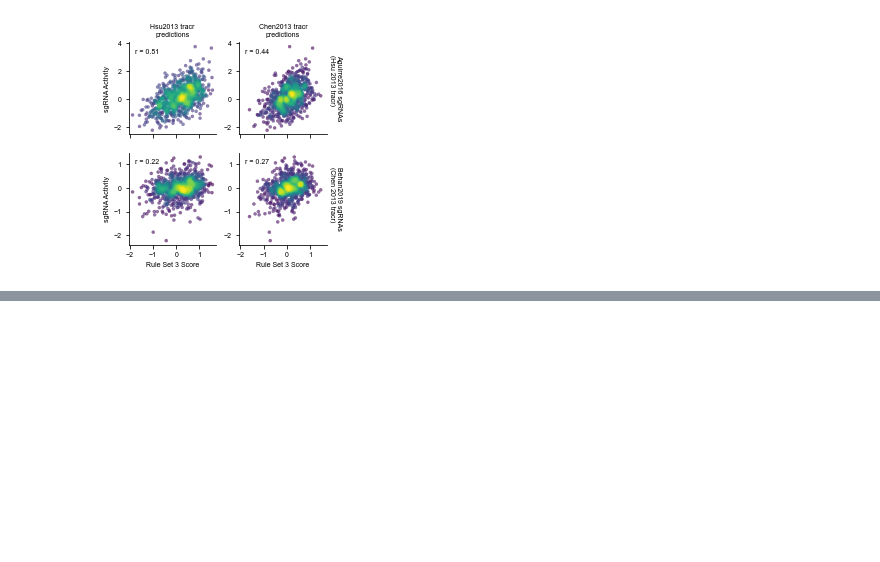
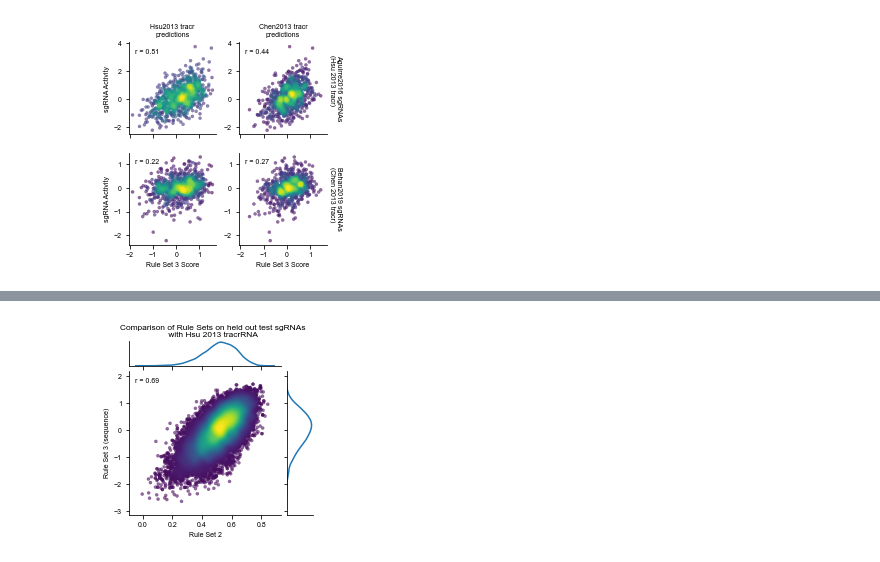
Before and after one commit to gpp-rnd/rs_dev, a Jupyter notebook: code/07_test_seq_model.ipynb, the cells around one changed output, grey strips where cells are left out. Cells and saved outputs as stored; diff of their text form; code cells hidden in the pictures; blank space fills up the shorter version.

Commit message:
code (seq_model): compare rule set 2 and rule set 3

```diff
--- a/code/07_test_seq_model.ipynb
+++ b/code/07_test_seq_model.ipynb
@@ -227,0 +230,14 @@ gpplot.savefig('../figures/aguirre_behan_tracr_rs3_performance.pdf', dpi=300)
+# %%
+rs_predictions = (long_predictions[long_predictions['model'].isin(['Rule Set 3', 'Rule Set 2']) &
+                                   long_predictions['dataset'] != 'Behan2019']  # remove Chen tracr predictions
+                  .pivot_table(values='prediction',
+                               columns='model',
+                               index=['sgRNA Sequence',
+                                      'sgRNA Context Sequence',
+                                      'PAM Sequence',
+                                      'sgRNA Activity',
+                                      'sgRNA Target',
+                                      'dataset',
+                                      'genomewide'])
+                  .reset_index())
+rs_predictions
@@ -227,0 +258,16 @@ gpplot.savefig('../figures/aguirre_behan_tracr_rs3_performance.pdf', dpi=300)
+# %%
+g = sns.JointGrid(height=3)
+gpplot.point_densityplot(data=rs_predictions,
+                         x='Rule Set 2', y='Rule Set 3', ax=g.ax_joint,
+                         s=10)
+gpplot.add_correlation(data=rs_predictions,
+                       x='Rule Set 2', y='Rule Set 3', ax=g.ax_joint, method='pearson')
+sns.kdeplot(x=rs_predictions['Rule Set 2'], ax=g.ax_marg_x)
+sns.kdeplot(y=rs_predictions['Rule Set 3'], ax=g.ax_marg_y)
+sns.despine()
+g.set_axis_labels(ylabel='Rule Set 3 (sequence)', xlabel='Rule Set 2')
+plt.suptitle('Comparison of Rule Sets on held out test sgRNAs\n with Hsu 2013 tracrRNA')
+plt.subplots_adjust(top=0.9)
+gpplot.savefig('../figures/rs2_rs3_comparison.pdf', dpi=300)
+# %% [output]
+[figure, added]
```
Also changed, not shown: parts of 7 cells of this notebook.
